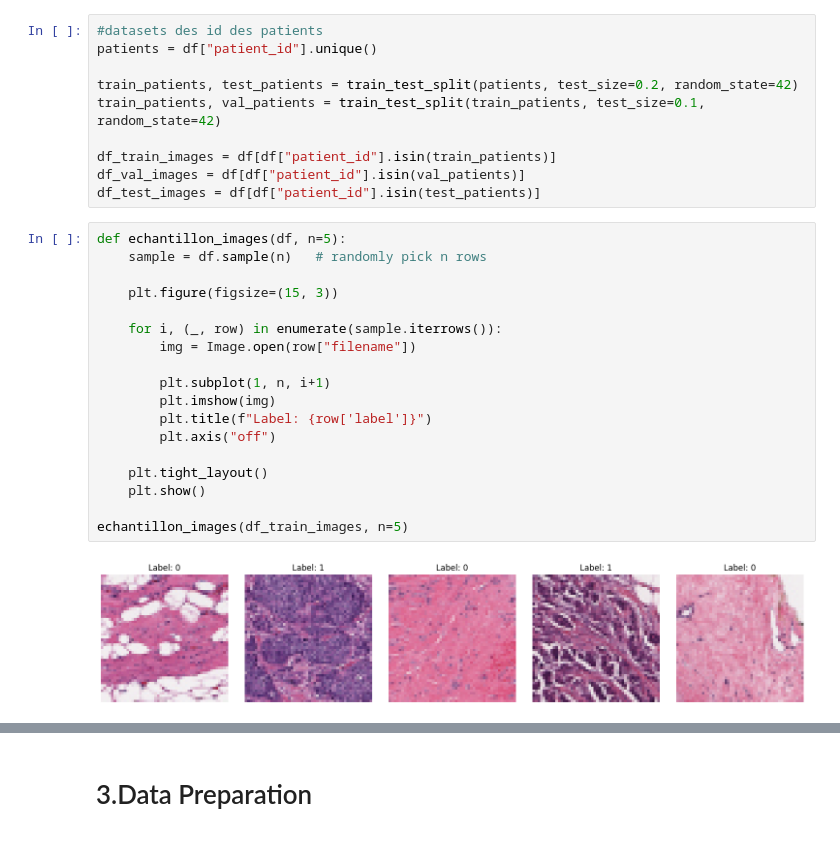
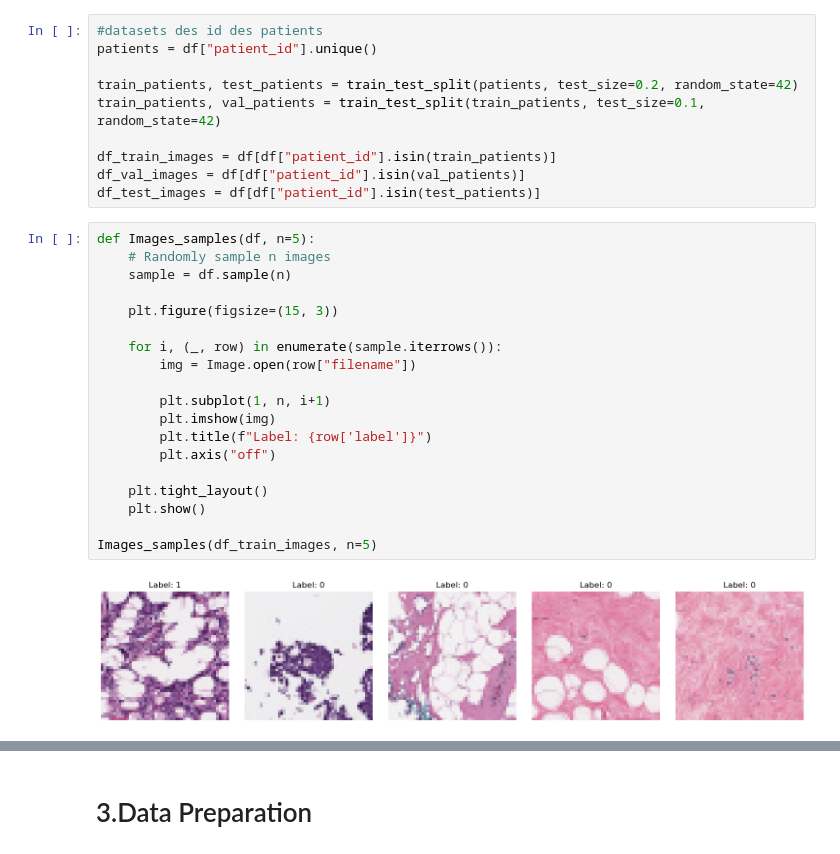
Before and after one commit to RayanAloui/Breast_Cancer_Detection_Project, a Jupyter notebook: Projet final MLA.ipynb, the cells around one changed output, grey strips where cells are left out. Saved outputs shown, nothing was run; the diff lists cells and outputs as text.

```diff
--- a/Projet final MLA.ipynb
+++ b/Projet final MLA.ipynb
@@ -748,22 +774,23 @@ df_train_images = df[df["patient_id"].isin(train_patients)]
 df_val_images = df[df["patient_id"].isin(val_patients)]
 df_test_images = df[df["patient_id"].isin(test_patients)]
 # %%
-def echantillon_images(df, n=5):
-    sample = df.sample(n)   # randomly pick n rows
+def Images_samples(df, n=5):
+    # Randomly sample n images
+    sample = df.sample(n)
 
     plt.figure(figsize=(15, 3))
 
     for i, (_, row) in enumerate(sample.iterrows()):
         img = Image.open(row["filename"])
 
         plt.subplot(1, n, i+1)
         plt.imshow(img)
         plt.title(f"Label: {row['label']}")
         plt.axis("off")
 
     plt.tight_layout()
     plt.show()
 
-echantillon_images(df_train_images, n=5)
+Images_samples(df_train_images, n=5)
 # %% [output]
-[figure, old version]
+[figure, new version]
```
Also changed, not shown: parts of 97 cells of this notebook, 1 other file.
